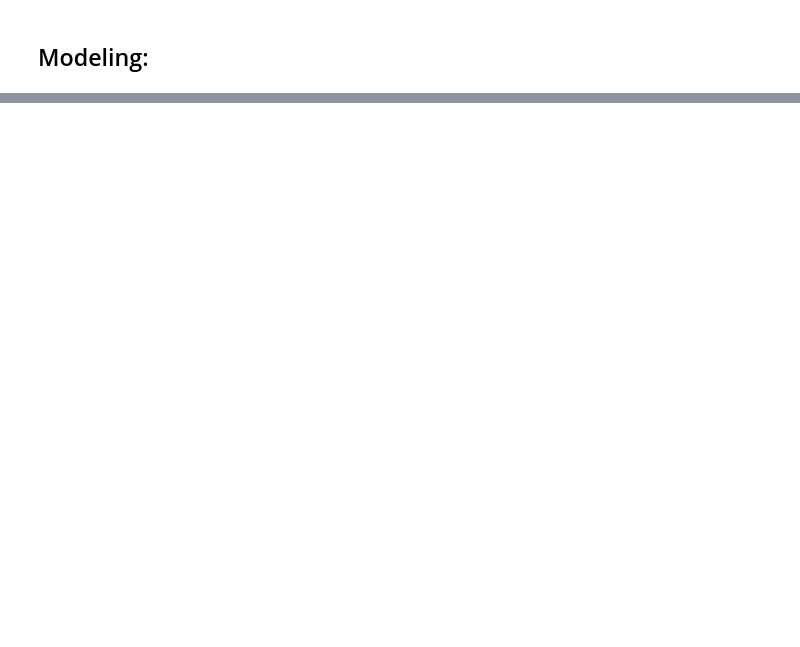
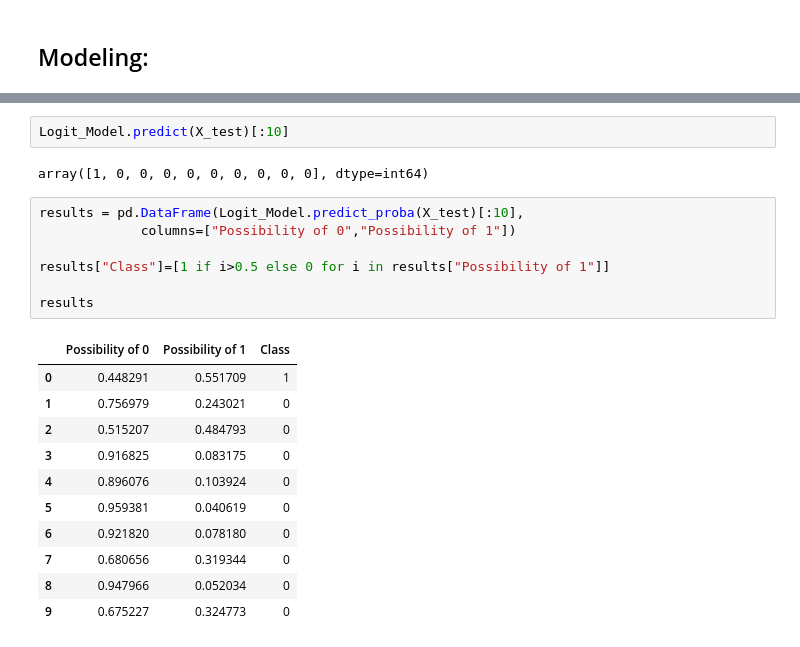
Before and after one commit to charafmrah/Pima-Indians-Diabetes-Dataset, a Jupyter notebook: Diabetes Classification-KNN-detailed.ipynb, the cells around one changed output, grey strips where cells are left out. Saved outputs shown, nothing was run; the diff lists cells and outputs as text; blank space fills up the shorter version.

```diff
--- a/Diabetes Classification-KNN-detailed.ipynb
+++ b/Diabetes Classification-KNN-detailed.ipynb
@@ -179,0 +199,23 @@ plot_confusion_matrix(y_test, Logit_Prediction, "logistic regression")
+# %%
+Logit_Model.predict(X_test)[:10]
+# %% [output]
+array([1, 0, 0, 0, 0, 0, 0, 0, 0, 0], dtype=int64)
+# %%
+results = pd.DataFrame(Logit_Model.predict_proba(X_test)[:10],
+             columns=["Possibility of 0","Possibility of 1"])
+
+results["Class"]=[1 if i>0.5 else 0 for i in results["Possibility of 1"]]
+
+results
+# %% [output]
+|  | Possibility of 0 | Possibility of 1 | Class |
+| 0 | 0.448291 | 0.551709 | 1 |
+| 1 | 0.756979 | 0.243021 | 0 |
+| 2 | 0.515207 | 0.484793 | 0 |
+| 3 | 0.916825 | 0.083175 | 0 |
+| 4 | 0.896076 | 0.103924 | 0 |
+| 5 | 0.959381 | 0.040619 | 0 |
+| 6 | 0.921820 | 0.078180 | 0 |
+| 7 | 0.680656 | 0.319344 | 0 |
+| 8 | 0.947966 | 0.052034 | 0 |
+| 9 | 0.675227 | 0.324773 | 0 |
```
Also changed, not shown: parts of 13 cells of this notebook.
